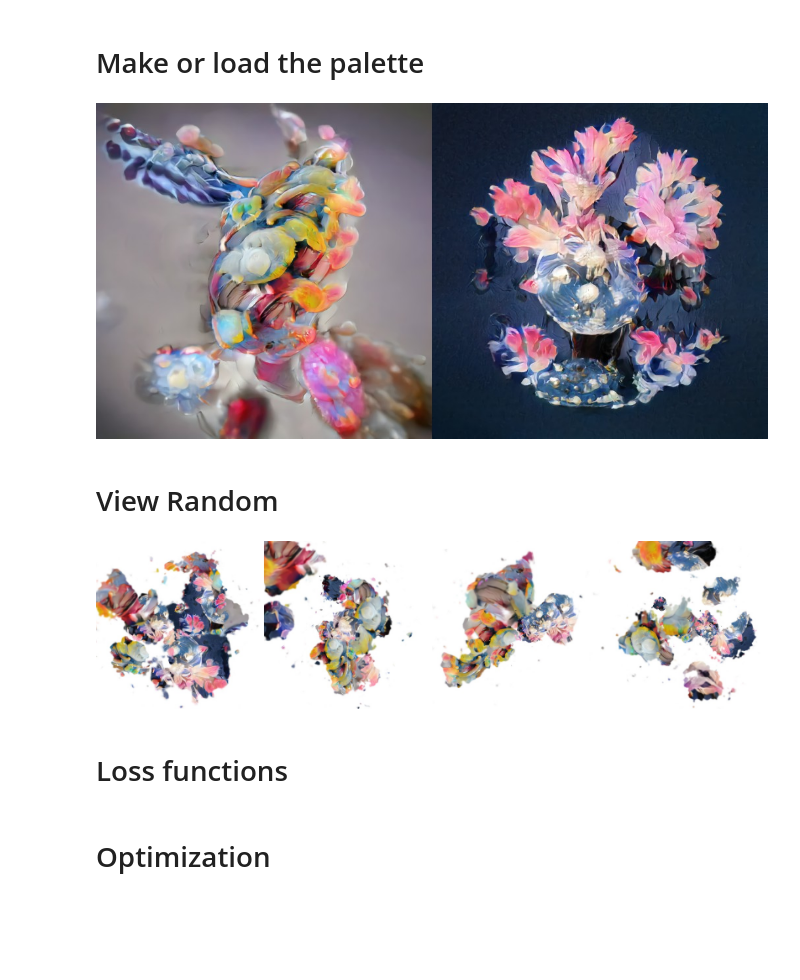
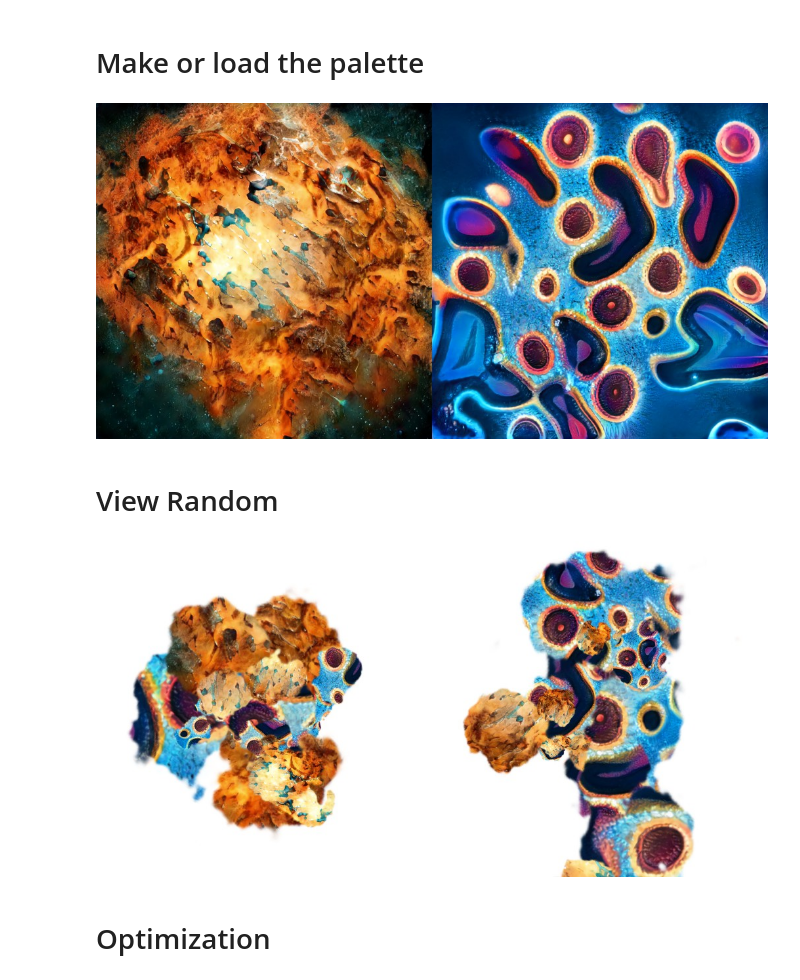
Before and after one commit to tals/derivative-works, a Jupyter notebook: research/main.ipynb, the cells around one changed output. Cells and saved outputs as stored; diff of their text form; code cells hidden in the pictures; blank space fills up the shorter version.

```diff
--- a/research/main.ipynb
+++ b/research/main.ipynb
@@ -35,8 +30,8 @@ img_size = 512
 # %%
 from src.gan import Generator
 mask_generator = Generator(img_size=128, latent_size=100, channels=1).cuda()
-model_path = '/home/joel/Projects/FormsOfLife/saved_models/dcgan_gen_128'
-# model_path = './saved_models/dcgan_gen_r128_z100'
+# https://drive.google.com/file/d/1IhoB6lxbKxL66F0X99ntL-t3-XKnxDPZ/view?usp=sharing
+model_path = './saved_models/dcgan_gen_128'
 mask_generator.load_state_dict(torch.load(model_path))
 mask_generator.eval()
 None
@@ -48,5 +43,23 @@ pltshow(np.hstack(masks[:, 0].detach().cpu().numpy()))
 # %% [markdown]
 # Make or load the palette
+# %%
+img_sets = [
+    [
+        './datasets/ab_biggan/2db513d411406270f1ee_hires.jpeg',
+        './datasets/ab_biggan/2012fae76a825b03405d8f46_hires.jpeg'
+    ],
+    [
+#         './datasets/ab_biggan/2db513d411406270f1ee_hires.jpeg',
+        './datasets/ab_biggan/444d1f1c0ce6e5842c61_hires.jpeg',
+        './datasets/ab_biggan/60009772d97f8a8fa0fe_hires.jpeg',
+
+#         './datasets/ab_biggan/a81e9cae83db1804b094_hires.jpeg'
+    ],
+    [
+        './datasets/sci-bio-art/7c78e087c6fd92a0e884_hires.jpeg',
+        './datasets/sci-bio-art/285cf1ce669edeab9041_hires.jpeg',
+    ]
+]
 # %%
 USE_BIGGAN = False
 if USE_BIGGAN:
@@ -58,9 +71,6 @@ else:
 #        load_directory('./datasets/eyes_closed/', 1024),
 #        load_directory('./datasets/artbreeder/', img_size)
 #     ])
-    img_names = [
-        './datasets/ab_biggan/2db513d411406270f1ee_hires.jpeg',
-        './datasets/ab_biggan/2012fae76a825b03405d8f46_hires.jpeg'
-    ]
+    img_names = img_sets[2]
     palette_imgs_large = load_images(img_names, 1024)
     palette_imgs = F.interpolate(palette_imgs_large, size=(img_size, img_size), mode='bilinear')
@@ -69,16 +77,19 @@ patch_per_img = 6
+# %%
+patch_per_img = 20 // palette_imgs.shape[0]
 # %%
 draw_tensors(palette_imgs)
 # %% [output]
-[figure, old version]
+[figure, new version]
 # %%
 collager = Collager(palette_imgs, mask_generator, img_size, patch_per_img)
 # %% [markdown]
 # View Random
 # %%
 with torch.no_grad():
-    imgs = [ collager(*collager.makeRandom(seed=i)) for i in range(4) ]
+    imgs = [
+        collager(*collager.makeRandom(seed=i, trans_scale=.2))[0]
+        for i in range(2)
+    ]
     draw_tensors(torch.stack(imgs).squeeze())
 # %% [output]
-[figure, old version]
+[figure, new version]
-# %% [markdown]
-# Loss functions
```
Also changed, not shown: parts of 13 cells of this notebook, 7 other files.
